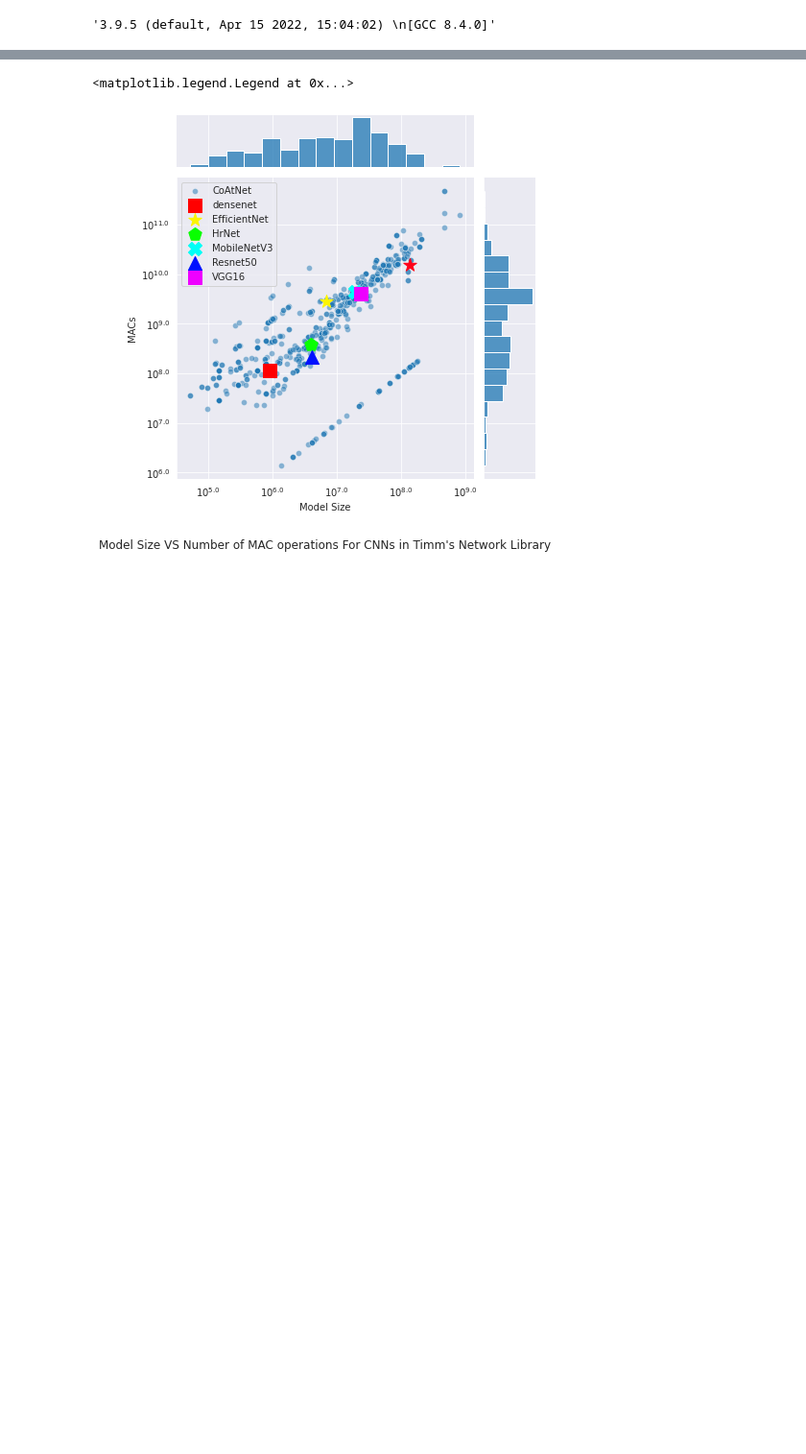
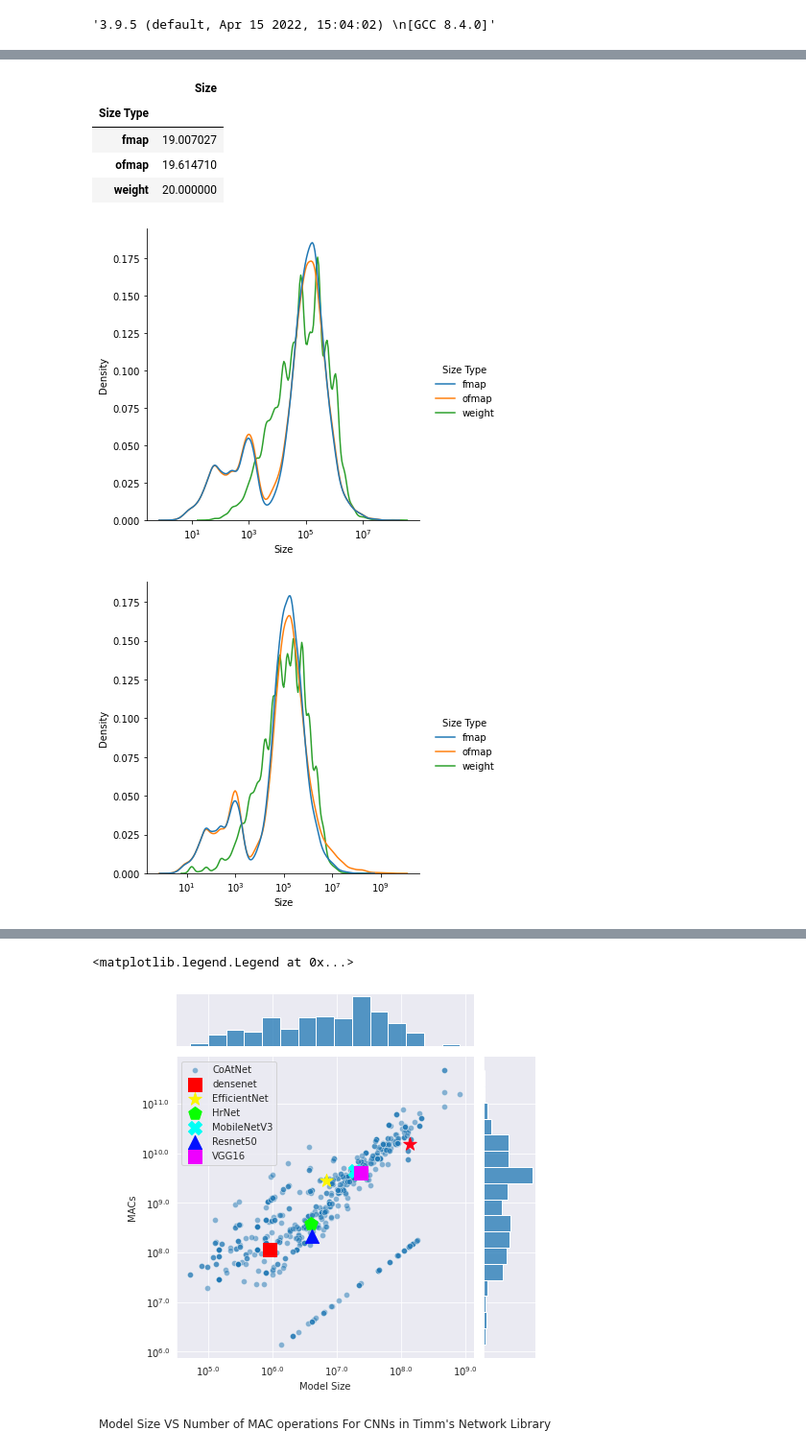
Before and after one commit to asultan123/hero-sim, a Jupyter notebook: scripts/macro_stats.ipynb, the cells around one changed output, grey strips where cells are left out. Shown at 96% size. Saved outputs shown, nothing was run; the diff lists cells and outputs as text; code cells hidden in the pictures; blank space fills up the shorter version.

```diff
--- a/scripts/macro_stats.ipynb
+++ b/scripts/macro_stats.ipynb
@@ -160,3 +158,34 @@ df.groupby('Size Type').mean()
+# %%
+layer_properties = pd.read_csv("../data/layer_metrics.csv", index_col=[0, 1])
+layer_properties = layer_properties[layer_properties['type'] == 'conv']
+
+new_records = []
+for record in layer_properties[['original_ifmap_mem_size', 'original_ofmap_mem_size', 'original_weight_mem_size']].to_records():
+    new_records.append((record[0], record[1], 'fmap', record[2]))
+    new_records.append((record[0], record[1], 'ofmap', record[3]))
+    new_records.append((record[0], record[1], 'weight', record[4]))
+df = pd.DataFrame.from_records(new_records, columns=['Model Name', 'Layer Name', 'Size Type', 'Size'])
+plt = sns.displot(data = df, x = 'Size', hue='Size Type', log_scale=True, kind='kde')
+
+layer_properties = pd.read_csv("../data/layer_metrics.csv", index_col=[0, 1])
+# layer_properties = layer_properties[layer_properties['type'] == 'conv']
+
+new_records = []
+for record in layer_properties[['ifmap_mem_size', 'ofmap_mem_size', 'weight_mem_size']].to_records():
+    new_records.append((record[0], record[1], 'fmap', record[2]))
+    new_records.append((record[0], record[1], 'ofmap', record[3]))
+    new_records.append((record[0], record[1], 'weight', record[4]))
+df = pd.DataFrame.from_records(new_records, columns=['Model Name', 'Layer Name', 'Size Type', 'Size'])
+plt = sns.displot(data = df, x = 'Size', hue='Size Type', log_scale=True, kind='kde')
+np.log2(df.groupby('Size Type').quantile(q=0.85))
+# %% [output]
+|  | Size |
+| Size Type |  |
+| fmap | 19.007027 |
+| ofmap | 19.614710 |
+| weight | 20.000000 |
+[figure, added]
+[figure, added]
 # %%
 layer_properties = pd.read_csv("../data/layer_metrics.csv", index_col=[0, 1])
 layer_properties = layer_properties[layer_properties['type'] == 'conv']
```
Also changed, not shown: parts of 16 cells of this notebook.
